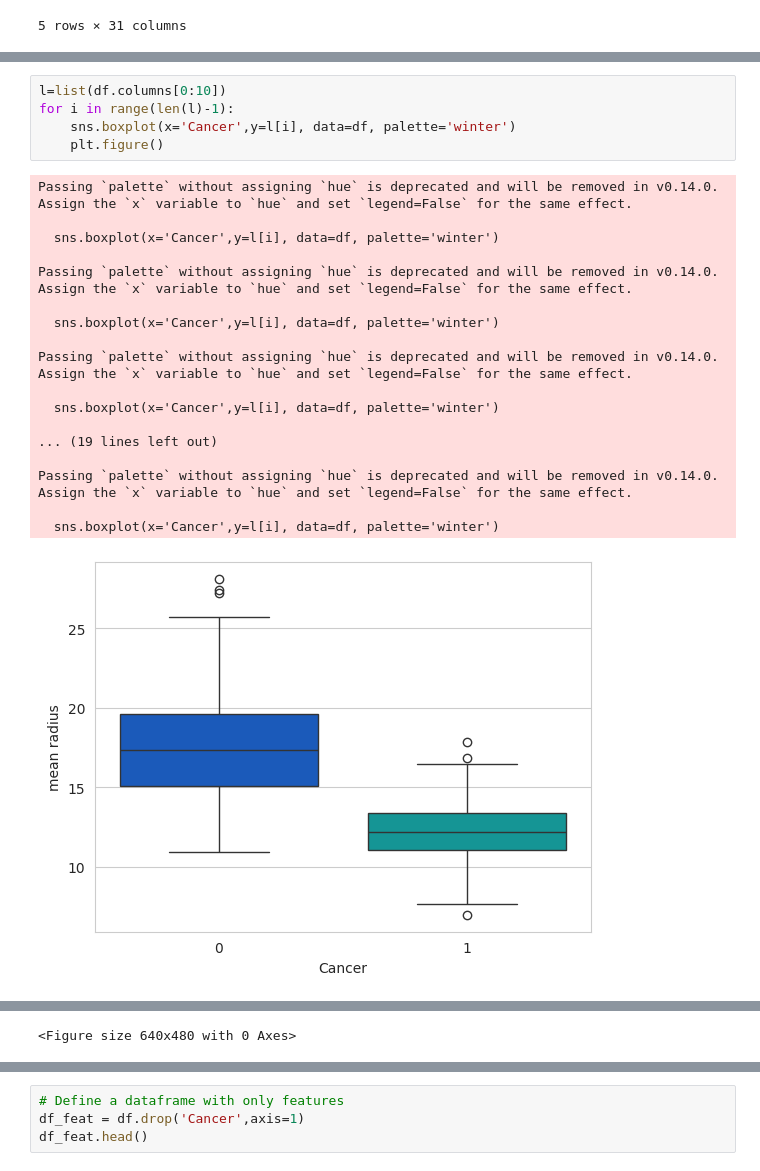
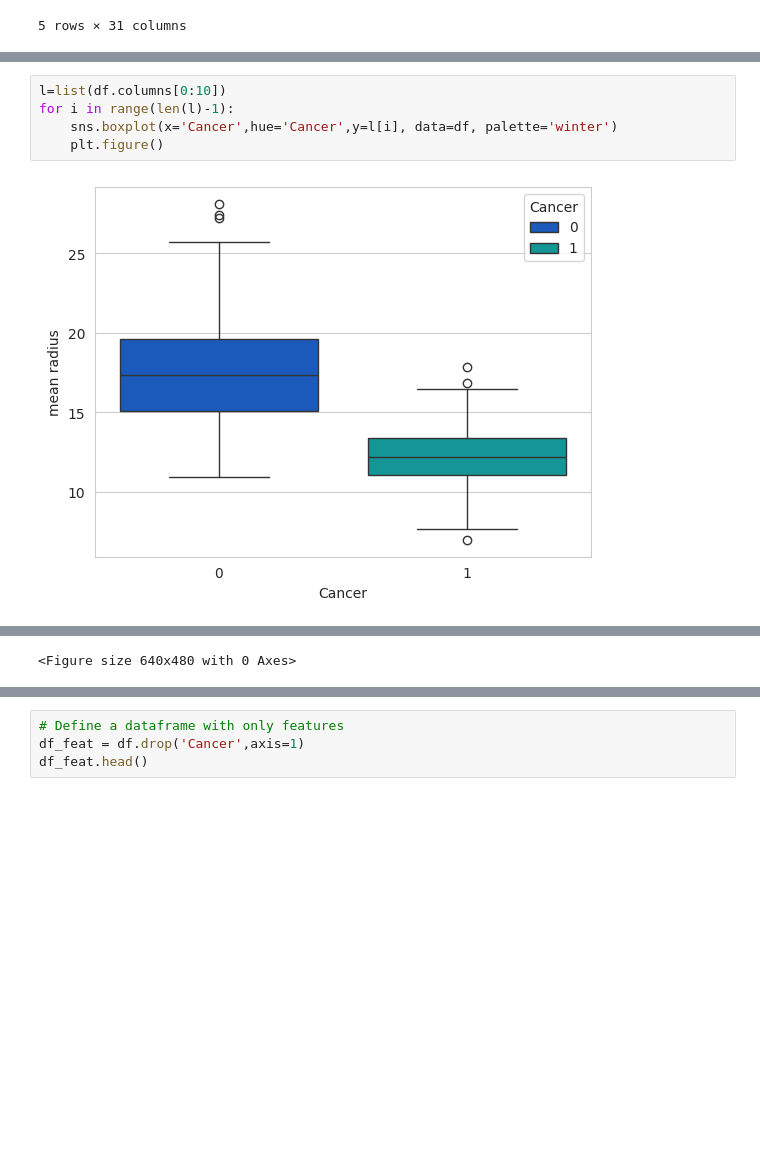
Before and after one commit to 2403A51L03/AIML_2025, a Jupyter notebook: Lab07_SVM.ipynb, the cells around one changed output, grey strips where cells are left out. Cells and saved outputs as stored; diff of their text form; blank space fills up the shorter version.

```diff
--- a/Lab07_SVM.ipynb
+++ b/Lab07_SVM.ipynb
@@ -129,24 +126,7 @@ Passing `palette` without assigning `hue` is deprecated and will be removed in v
 # %%
 l=list(df.columns[0:10])
 for i in range(len(l)-1):
-    sns.boxplot(x='Cancer',y=l[i], data=df, palette='winter')
+    sns.boxplot(x='Cancer',hue='Cancer',y=l[i], data=df, palette='winter')
     plt.figure()
 # %% [output]
-Passing `palette` without assigning `hue` is deprecated and will be removed in v0.14.0. Assign the `x` variable to `hue` and set `legend=False` for the same effect.
-
-  sns.boxplot(x='Cancer',y=l[i], data=df, palette='winter')
-
-Passing `palette` without assigning `hue` is deprecated and will be removed in v0.14.0. Assign the `x` variable to `hue` and set `legend=False` for the same effect.
-
-  sns.boxplot(x='Cancer',y=l[i], data=df, palette='winter')
-
-Passing `palette` without assigning `hue` is deprecated and will be removed in v0.14.0. Assign the `x` variable to `hue` and set `legend=False` for the same effect.
-
-  sns.boxplot(x='Cancer',y=l[i], data=df, palette='winter')
-
-... (19 lines left out)
-
-Passing `palette` without assigning `hue` is deprecated and will be removed in v0.14.0. Assign the `x` variable to `hue` and set `legend=False` for the same effect.
-
-  sns.boxplot(x='Cancer',y=l[i], data=df, palette='winter')
-[figure, old version]
+[figure, new version]
@@ -161,4 +141,4 @@ Passing `palette` without assigning `hue` is deprecated and will be removed in v
-<Figure size 640x480 with 0 Axes>
+<Figure size 640x480 with 0 Axes>
 # %%
 f,(ax1, ax2) = plt.subplots(1, 2, sharey=True,figsize=(12,6))
 ax1.scatter(df['mean area'],df['Cancer'])
```
Also changed, not shown: parts of 3 cells of this notebook.
